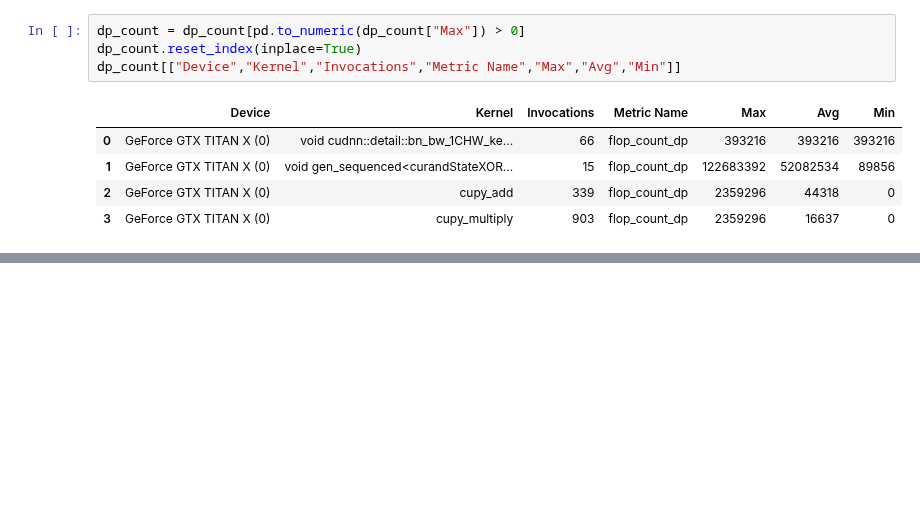
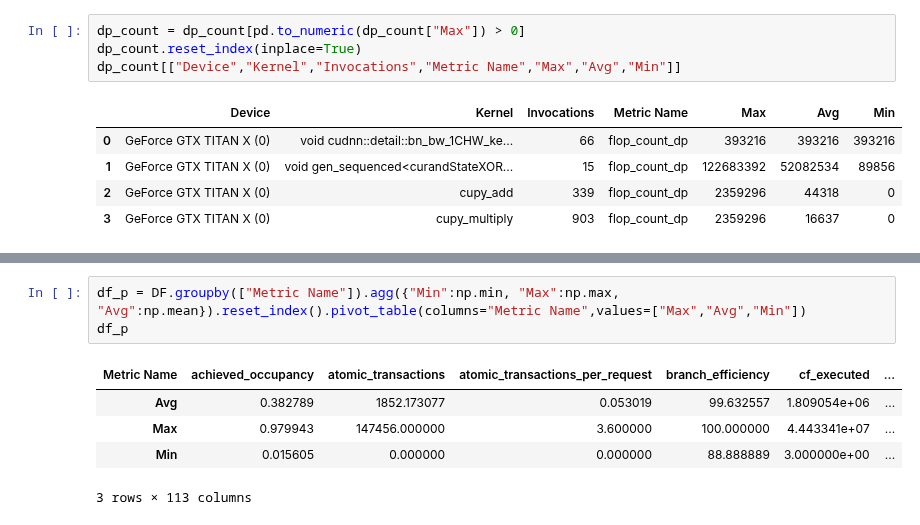
Before and after one commit to pyotr777/mlbenchmarks, a Jupyter notebook: Chainer/cifar_DLserv_nvprof_768_all_metrics.ipynb, the cells around one changed output, grey strips where cells are left out. Cells and saved outputs as stored; diff of their text form; blank space fills up the shorter version.

```diff
--- a/Chainer/cifar_DLserv_nvprof_768_all_metrics.ipynb
+++ b/Chainer/cifar_DLserv_nvprof_768_all_metrics.ipynb
@@ -41,0 +106,9 @@ dp_count[["Device","Kernel","Invocations","Metric Name","Max","Avg","Min"]]
+# %%
+df_p = DF.groupby(["Metric Name"]).agg({"Min":np.min, "Max":np.max, "Avg":np.mean}).reset_index().pivot_table(columns="Metric Name",values=["Max","Avg","Min"])
+df_p
+# %% [output]
+| Metric Name | achieved_occupancy | atomic_transactions | atomic_transactions_per_request | branch_efficiency | cf_executed | ... |
+| Avg | 0.382789 | 1852.173077 | 0.053019 | 99.632557 | 1.809054e+06 | ... |
+| Max | 0.979943 | 147456.000000 | 3.600000 | 100.000000 | 4.443341e+07 | ... |
+| Min | 0.015605 | 0.000000 | 0.000000 | 88.888889 | 3.000000e+00 | ... |
+3 rows × 113 columns
```
Also changed, not shown: parts of 9 cells of this notebook, 2 other files.
